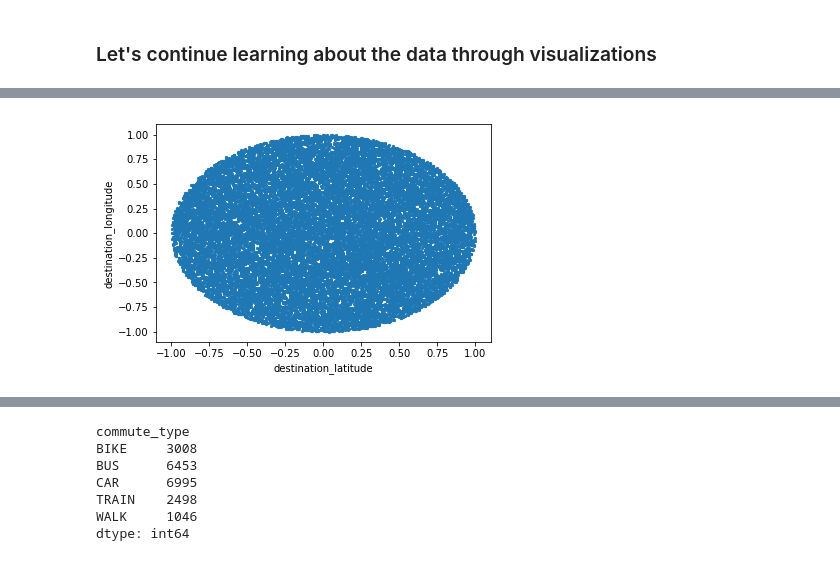
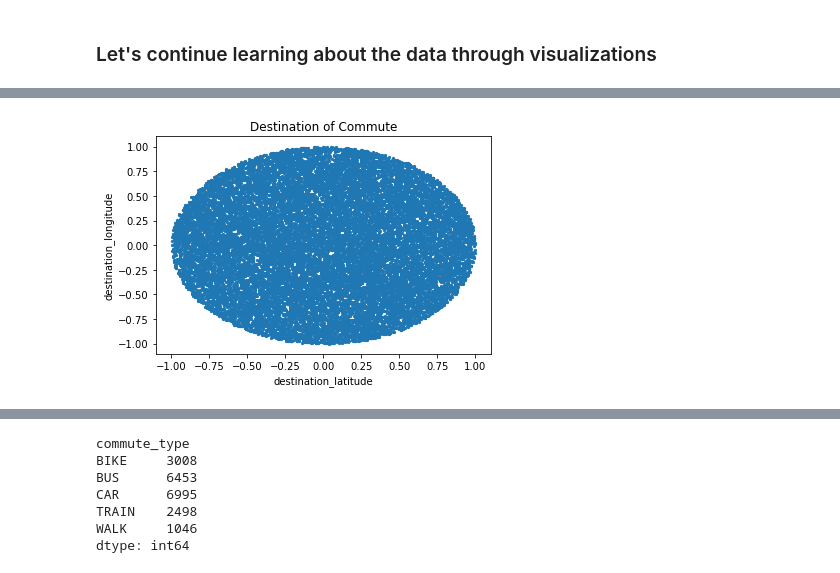
Before and after one commit to QCaudron/ml_101, a Jupyter notebook: 1_Data_import_cleaning_and_vis/01-data-exploration.ipynb, the cells around one changed output, grey strips where cells are left out. Saved outputs shown, nothing was run; the diff lists cells and outputs as text; code cells hidden in the pictures.

```diff
--- a/1_Data_import_cleaning_and_vis/01-data-exploration.ipynb
+++ b/1_Data_import_cleaning_and_vis/01-data-exploration.ipynb
@@ -17,3 +24,6 @@ import matplotlib.pyplot as plt
 # %%
 # Read in the data. Remember to pass in the full file path!
-data_df = pd.read_csv('../data/commute-times-train.csv')
+training_dataset_path = '../data/commute-times-train.csv'
+testing_dataset_path = '../data/commute-times-test.csv'
+train_data_raw = pd.read_csv(training_dataset_path, parse_dates=['time_of_day_ts'])
+test_data_raw = pd.read_csv(testing_dataset_path, parse_dates=['time_of_day_ts'])
@@ -133,4 +133,5 @@ data_df.plot.scatter(x='source_latitude', y='source_longitude', marker='.');
 # %%
-data_df.plot.scatter(x='destination_latitude', y='destination_longitude', marker='.');
+train_data_raw.plot.scatter(x='destination_latitude', y='destination_longitude', marker='.')
+plt.title('Destination of Commute');
 # %% [output]
-[figure, old version]
+[figure, new version]
```
Also changed, not shown: parts of 44 cells of this notebook, 3 other files.
